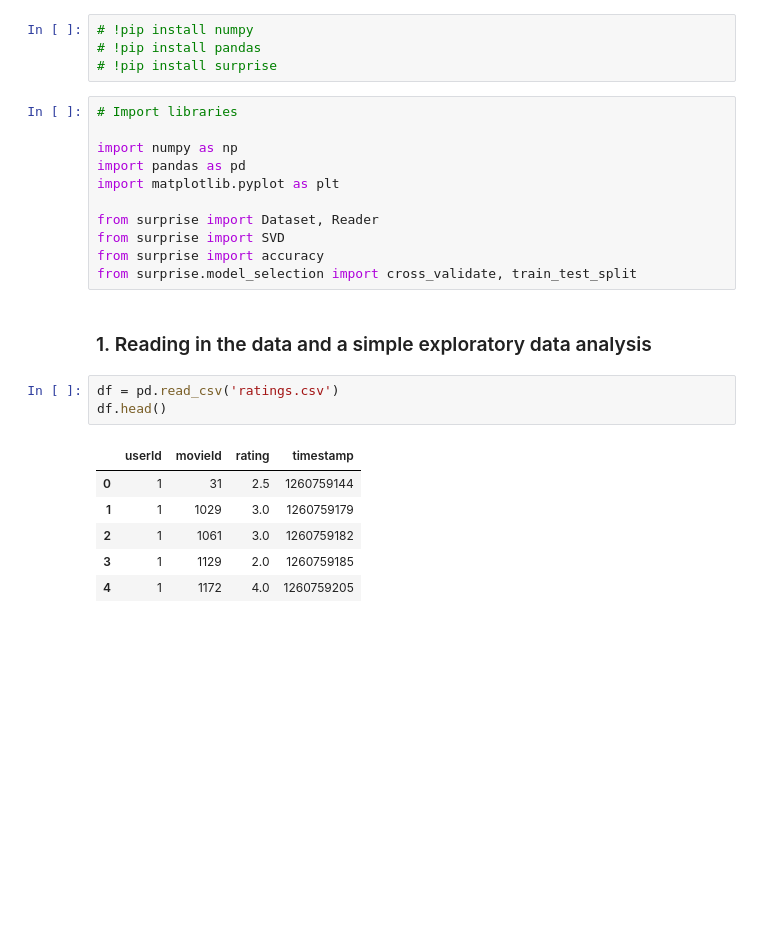
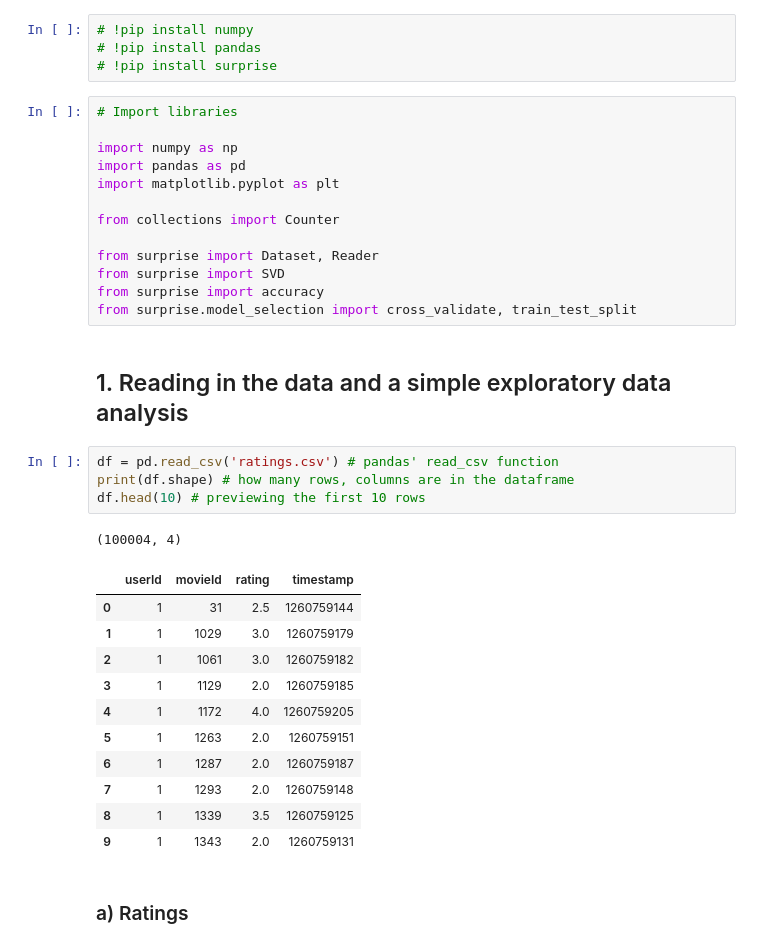
Before and after one commit to yishuen/meetup-movie-recommender, a Jupyter notebook: codealong.ipynb, the cells around one changed output. Saved outputs shown, nothing was run; the diff lists cells and outputs as text; blank space fills up the shorter version.

```diff
--- a/codealong.ipynb
+++ b/codealong.ipynb
@@ -13,19 +13,30 @@ import numpy as np
 import pandas as pd
 import matplotlib.pyplot as plt
 
+from collections import Counter
+
 from surprise import Dataset, Reader
 from surprise import SVD
 from surprise import accuracy
 from surprise.model_selection import cross_validate, train_test_split
 # %% [markdown]
-### 1. Reading in the data and a simple exploratory data analysis
+## 1. Reading in the data and a simple exploratory data analysis
-# %%
-df = pd.read_csv('ratings.csv')
-df.head()
-# %% [output]
-|  | userId | movieId | rating | timestamp |
-| 0 | 1 | 31 | 2.5 | 1260759144 |
-| 1 | 1 | 1029 | 3.0 | 1260759179 |
-| 2 | 1 | 1061 | 3.0 | 1260759182 |
-| 3 | 1 | 1129 | 2.0 | 1260759185 |
-| 4 | 1 | 1172 | 4.0 | 1260759205 |
+# %%
+df = pd.read_csv('ratings.csv') # pandas' read_csv function
+print(df.shape) # how many rows, columns are in the dataframe
+df.head(10) # previewing the first 10 rows
+# %% [output]
+(100004, 4)
+|  | userId | movieId | rating | timestamp |
+| 0 | 1 | 31 | 2.5 | 1260759144 |
+| 1 | 1 | 1029 | 3.0 | 1260759179 |
+| 2 | 1 | 1061 | 3.0 | 1260759182 |
+| 3 | 1 | 1129 | 2.0 | 1260759185 |
+| 4 | 1 | 1172 | 4.0 | 1260759205 |
+| 5 | 1 | 1263 | 2.0 | 1260759151 |
+| 6 | 1 | 1287 | 2.0 | 1260759187 |
+| 7 | 1 | 1293 | 2.0 | 1260759148 |
+| 8 | 1 | 1339 | 3.5 | 1260759125 |
+| 9 | 1 | 1343 | 2.0 | 1260759131 |
+# %% [markdown]
+### a) Ratings
```
Also changed, not shown: parts of 20 cells of this notebook.
